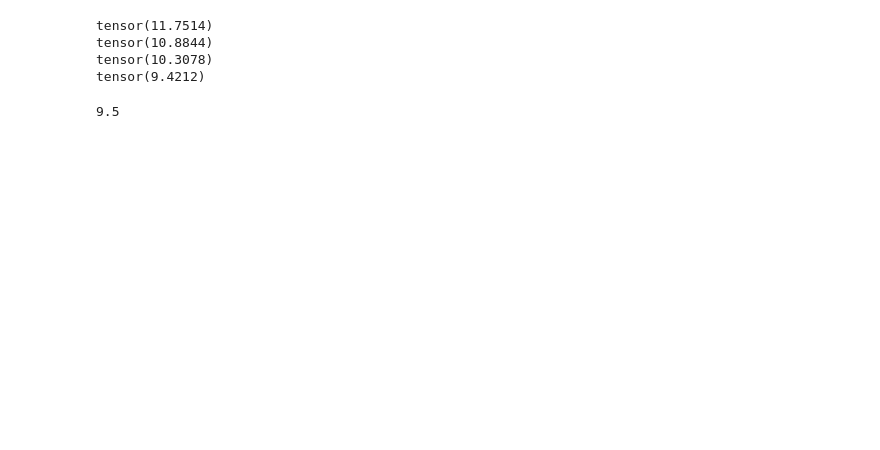
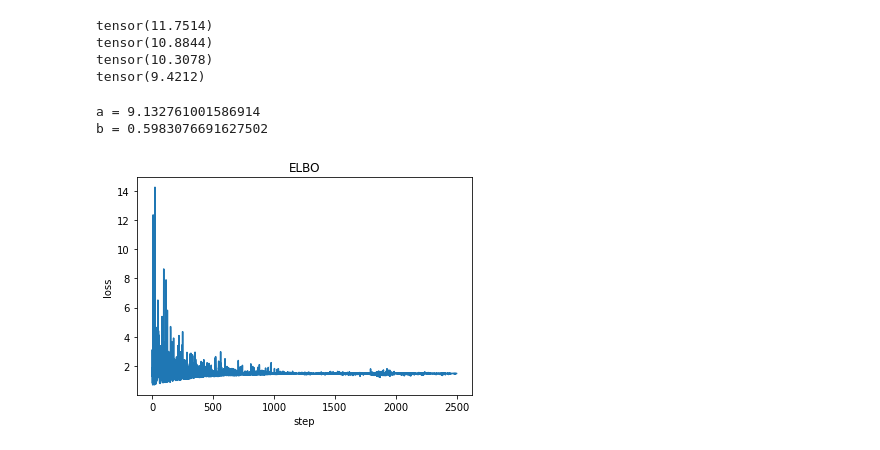
Before and after one commit to eugene-shvarts/covid-maths, a Jupyter notebook: pyro/nbs/learning-pyro.ipynb, the cells around one changed output. Saved outputs shown, nothing was run; the diff lists cells and outputs as text; code cells hidden in the pictures; blank space fills up the shorter version.

```diff
--- a/pyro/nbs/learning-pyro.ipynb
+++ b/pyro/nbs/learning-pyro.ipynb
@@ -130,4 +131,30 @@ def deferred_cond_scale(measurement, guess):
-# %%
-deferred_cond_scale(9.5, 10)
-# %% [output]
-9.5
+# %%
+def scale_parametrized_guide(guess):
+    a = pyro.param("a", torch.tensor(guess))
+    b = pyro.param("b", torch.tensor(1.), constraint=dist.constraints.positive)
+    return pyro.sample("weight", dist.Normal(a, b))
+# %%
+guess = 8.5
+
+pyro.clear_param_store()
+svi = pyro.infer.SVI(model = cond_scale,
+                     guide = scale_parametrized_guide,
+                     optim = pyro.optim.SGD({'lr': 0.001, 'momentum': 0.1}),
+                     loss = pyro.infer.Trace_ELBO())
+losses, a, b = [], [] ,[]
+num_steps = 2500
+for t in range(num_steps):
+  losses.append(svi.step(guess))
+  a.append(pyro.param('a').item())
+  b.append(pyro.param('b').item())
+
+plt.plot(losses)
+plt.title('ELBO')
+plt.xlabel('step')
+plt.ylabel('loss')
+print(f'a = {pyro.param("a").item()}')
+print(f'b = {pyro.param("b").item()}')
+# %% [output]
+a = 9.132761001586914
+b = 0.5983076691627502
+[figure, added]
```
Also changed, not shown: parts of 15 cells of this notebook, 1 other file.
